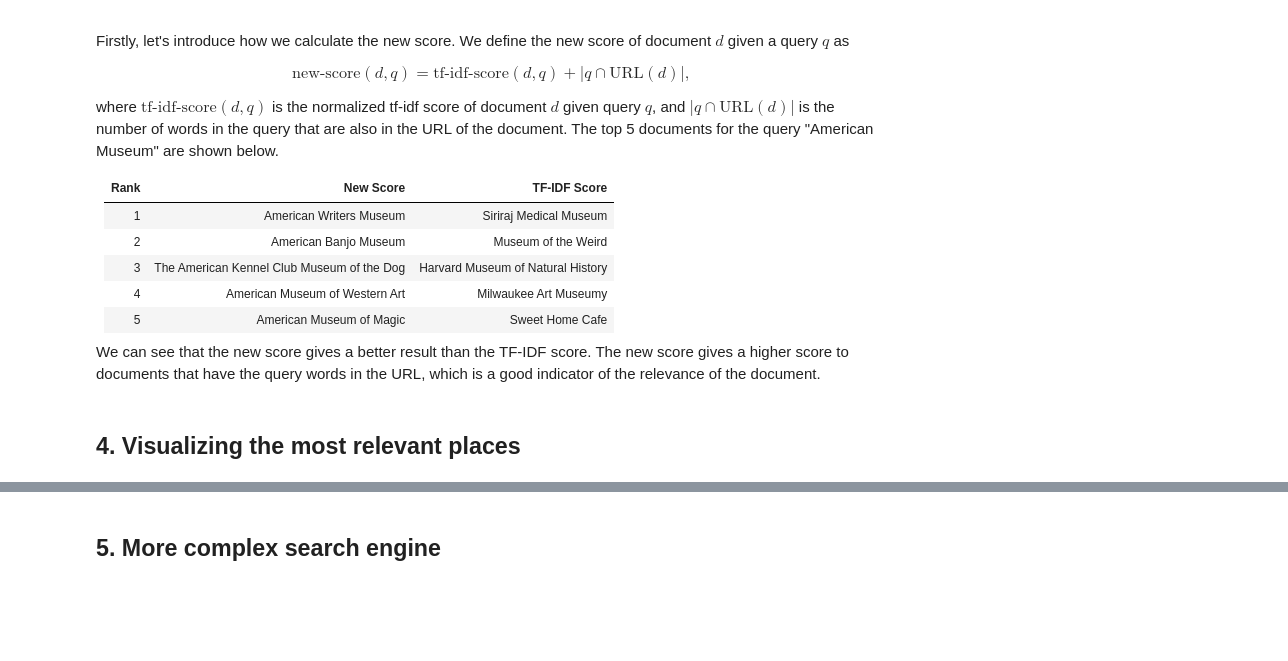
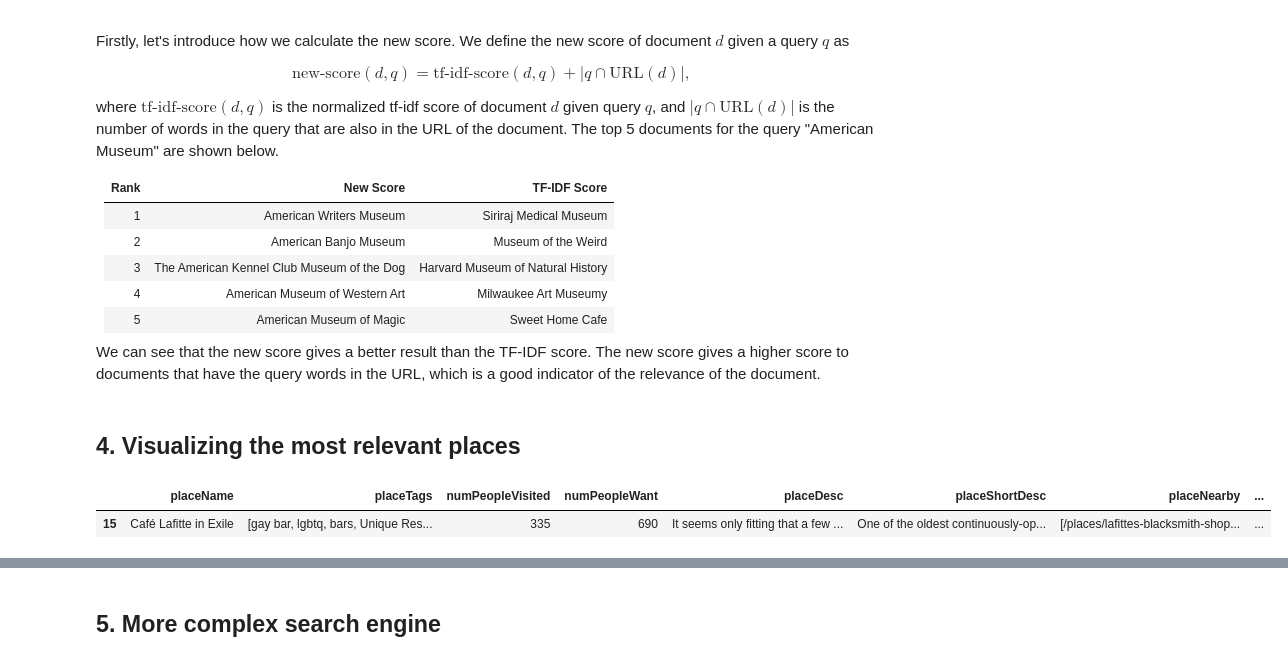
Before and after one commit to sosamandara/ADM-HW3_group30, a Jupyter notebook: main.ipynb, the cells around one changed output, grey strips where cells are left out. Cells and saved outputs as stored; diff of their text form; code cells hidden in the pictures; blank space fills up the shorter version.

```diff
--- a/main.ipynb
+++ b/main.ipynb
@@ -380,6 +390,12 @@ where $\text{tf-idf-score}(d, q)$ is the normalized tf-idf score of document $d$
 We can see that the new score gives a better result than the TF-IDF score. The new score gives a higher score to documents that have the query words in the URL, which is a good indicator of the relevance of the document.
 # %% [markdown]
 ## 4. Visualizing the most relevant places
+# %%
+df['mapDesc'] = df.apply(lambda x:
+    'Name: ' + x['placeName'] + '<br>' +
+    'Adress: '+ x['placeAddress'] + '<br>' +
+    'Number of people visited: ' + str(x['numPeopleVisited'])
+    , axis=1)
 # %%
 import plotly.graph_objects as go
 
@@ -412,3 +428,8 @@ def plot_map(q, k=10):
         )
 
     fig.show()
+# %%
+df[df['placeURL'] == '/places/cafe-lafitte-in-exile']
+# %% [output]
+|  | placeName | placeTags | numPeopleVisited | numPeopleWant | placeDesc | placeShortDesc | placeNearby | ... |
+| 15 | Café Lafitte in Exile | [gay bar, lgbtq, bars, Unique Res... | 335 | 690 | It seems only fitting that a few ... | One of the oldest continuously-op... | [/places/lafittes-blacksmith-shop... | ... |
```
Also changed, not shown: parts of 5 cells of this notebook.
